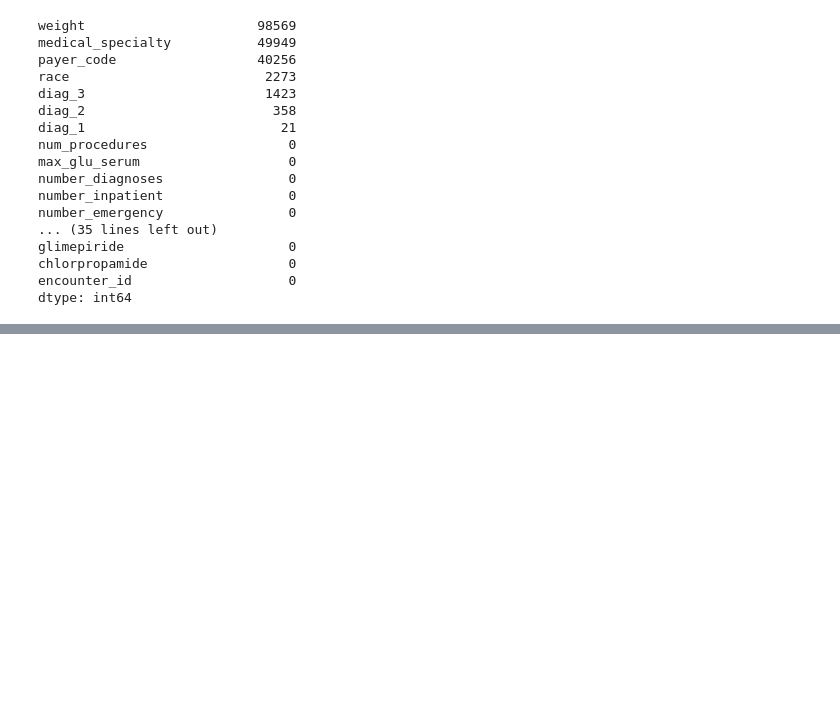
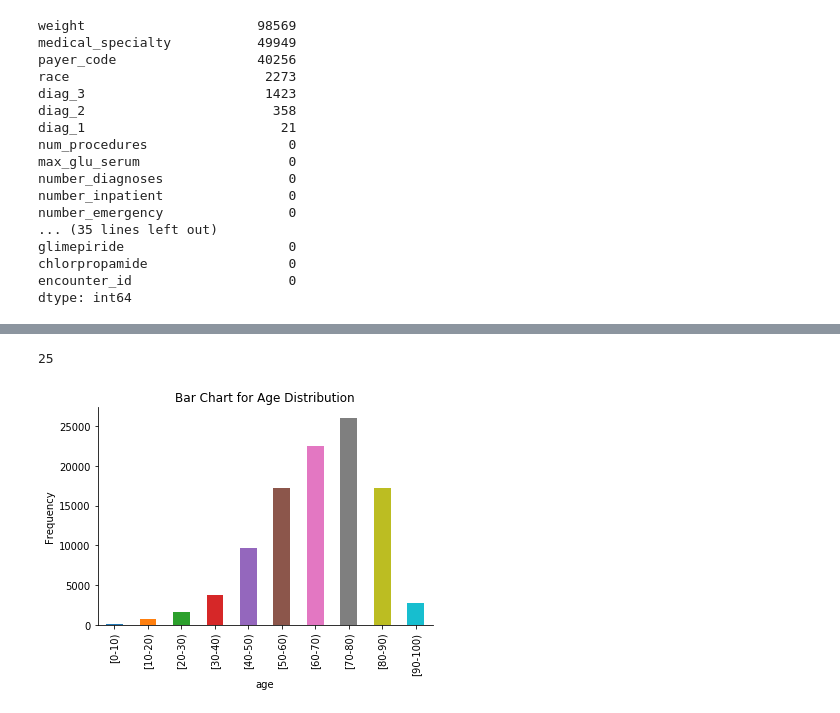
Before and after one commit to joonsooro/UnitedHealthcare, a Jupyter notebook: Jimmy/Capstone.ipynb, the cells around one changed output, grey strips where cells are left out. Cells and saved outputs as stored; diff of their text form; code cells hidden in the pictures; blank space fills up the shorter version.

```diff
--- a/Jimmy/Capstone.ipynb
+++ b/Jimmy/Capstone.ipynb
@@ -121,7 +165,7 @@ data['readmitted'].tail
 101765     NO
 Name: readmitted, Length: 101766, dtype: object>
 # %%
-data = data.replace('?', np.nan)
+new_data = new_data.replace('?', np.nan)
 # %%
 total = data.isna().sum().sort_values(ascending=False)
 # %% [output]
@@ -146,0 +189,8 @@ new_data = pd.merge(data, data2, on='admission_type_id', how='inner')
+# %%
+new_data = pd.merge(data, data2,on = 'admission_type_id',how ='left')
+new_data = new_data.rename(index=str, columns={"description":"admission_type_description"})
+new_data = pd.merge(new_data,data3, on = 'discharge_disposition_id', how = 'left')
+new_data = new_data.rename(index=str, columns={"description":"discharge_disposition_description"})
+new_data = pd.merge(new_data,data4, on = 'admission_source_id', how = 'left')
+new_data = new_data.rename(index=str, columns={"description":"admission_source_description"})
+new_data
@@ -146,0 +249,2 @@ new_data = pd.merge(data, data2, on='admission_type_id', how='inner')
+# %%
+new_data['readmitin30days'] = np.where(new_data['readmitted'] == '<30', 1, 0)
@@ -146,0 +272,16 @@ new_data = pd.merge(data, data2, on='admission_type_id', how='inner')
+# %%
+new_data['vistits'] = new_data.groupby('patient_nbr')['patient_nbr'].transform('count')
+new_data['vistits'].describe()
+new_data['vistits'].value_counts()
+# %% [output]
+25
+# %%
+
+age_group = new_data.groupby(['age']).size()
+age_group.plot(kind = 'bar')
+sns.despine()
+plt.ylabel('Frequency')
+plt.title('Bar Chart for Age Distribution')
+plt.show()
+# %% [output]
+[figure, added]
```
Also changed, not shown: parts of 22 cells of this notebook.
